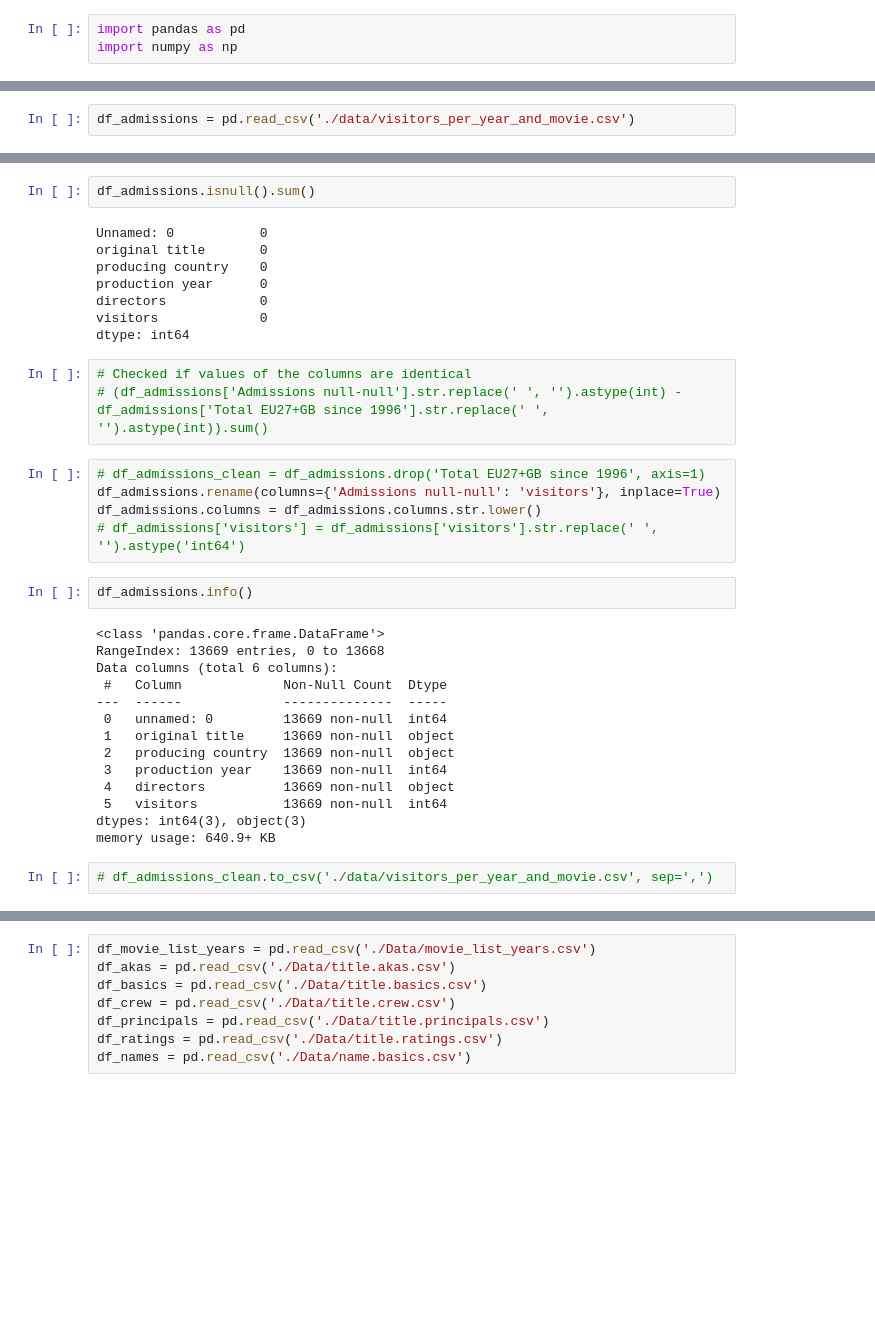
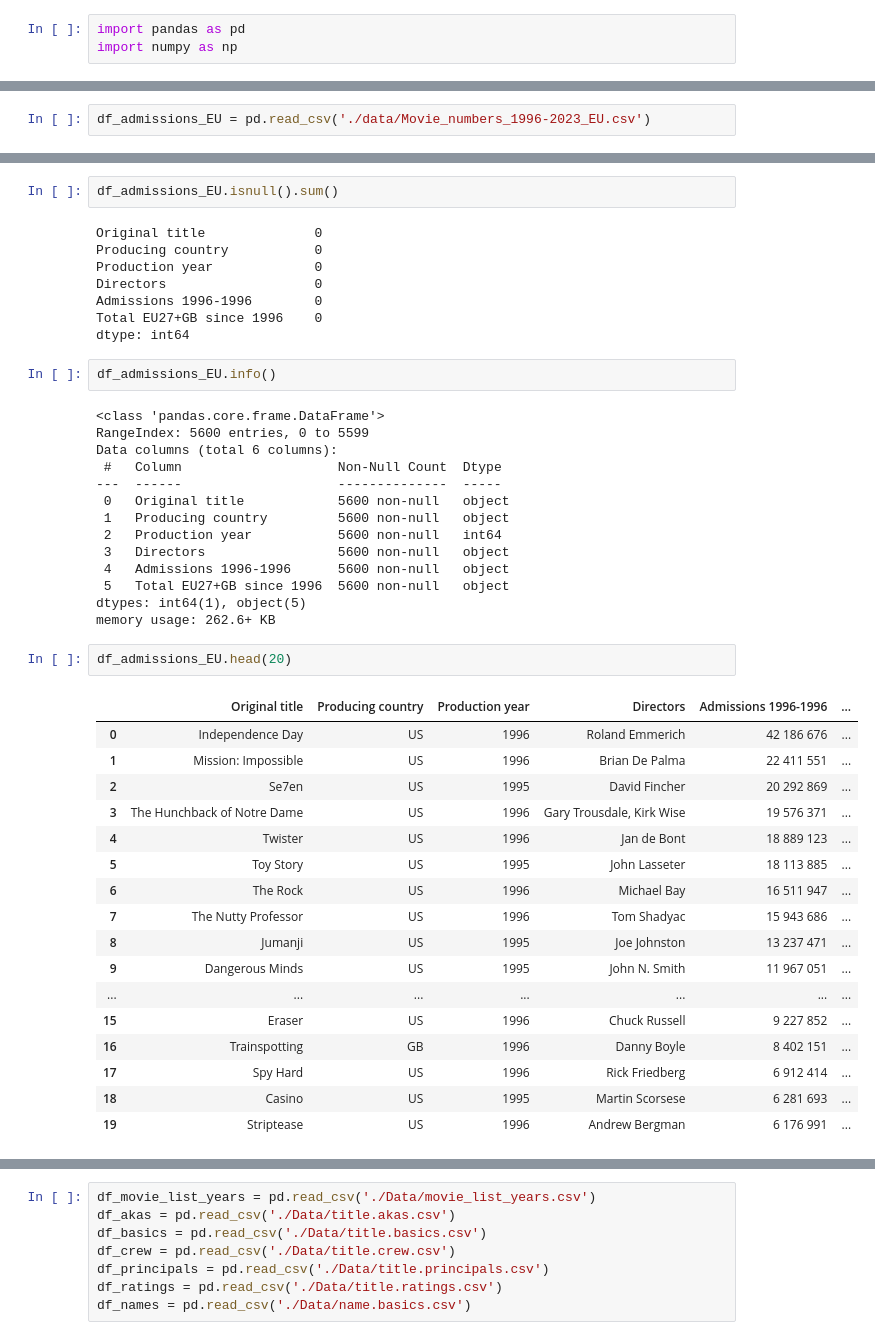
Before and after one commit to tk87-hono/data_analytics_24_4-Capstone_Movie_Group, a Jupyter notebook: Dataframes.ipynb, the cells around one changed output, grey strips where cells are left out. Saved outputs shown, nothing was run; the diff lists cells and outputs as text; blank space fills up the shorter version.

```diff
--- a/Dataframes.ipynb
+++ b/Dataframes.ipynb
@@ -4,2 +6,2 @@ import numpy as np
 # %%
-df_admissions = pd.read_csv('./data/visitors_per_year_and_movie.csv')
+df_admissions_EU = pd.read_csv('./data/Movie_numbers_1996-2023_EU.csv')
@@ -8,36 +8,46 @@ df_admissions = pd.read_csv('./data/visitors_per_year_and_movie.csv')
 # %%
-df_admissions.isnull().sum()
+df_admissions_EU.isnull().sum()
 # %% [output]
-Unnamed: 0           0
-original title       0
-producing country    0
-production year      0
-directors            0
-visitors             0
+Original title              0
+Producing country           0
+Production year             0
+Directors                   0
+Admissions 1996-1996        0
+Total EU27+GB since 1996    0
 dtype: int64
-# %%
-# Checked if values of the columns are identical
-# (df_admissions['Admissions null-null'].str.replace(' ', '').astype(int) - df_admissions['Total EU27+GB since 1996'].str.replace(' ', '').astype(int)).sum()
-# %%
-# df_admissions_clean = df_admissions.drop('Total EU27+GB since 1996', axis=1)
-df_admissions.rename(columns={'Admissions null-null': 'visitors'}, inplace=True)
-df_admissions.columns = df_admissions.columns.str.lower()
-# df_admissions['visitors'] = df_admissions['visitors'].str.replace(' ', '').astype('int64')
 # %%
-df_admissions.info()
+df_admissions_EU.info()
 # %% [output]
 <class 'pandas.core.frame.DataFrame'>
-RangeIndex: 13669 entries, 0 to 13668
+RangeIndex: 5600 entries, 0 to 5599
 Data columns (total 6 columns):
- #   Column             Non-Null Count  Dtype
----  ------             --------------  -----
- 0   unnamed: 0         13669 non-null  int64
- 1   original title     13669 non-null  object
- 2   producing country  13669 non-null  object
- 3   production year    13669 non-null  int64
- 4   directors          13669 non-null  object
- 5   visitors           13669 non-null  int64
-dtypes: int64(3), object(3)
-memory usage: 640.9+ KB
+ #   Column                    Non-Null Count  Dtype
+---  ------                    --------------  -----
+ 0   Original title            5600 non-null   object
+ 1   Producing country         5600 non-null   object
+ 2   Production year           5600 non-null   int64
+ 3   Directors                 5600 non-null   object
+ 4   Admissions 1996-1996      5600 non-null   object
+ 5   Total EU27+GB since 1996  5600 non-null   object
+dtypes: int64(1), object(5)
+memory usage: 262.6+ KB
-# %%
-# df_admissions_clean.to_csv('./data/visitors_per_year_and_movie.csv', sep=',')
+# %%
+df_admissions_EU.head(20)
+# %% [output]
+|  | Original title | Producing country | Production year | Directors | Admissions 1996-1996 | ... |
+| 0 | Independence Day | US | 1996 | Roland Emmerich | 42 186 676 | ... |
+| 1 | Mission: Impossible | US | 1996 | Brian De Palma | 22 411 551 | ... |
+| 2 | Se7en | US | 1995 | David Fincher | 20 292 869 | ... |
+| 3 | The Hunchback of Notre Dame | US | 1996 | Gary Trousdale, Kirk Wise | 19 576 371 | ... |
+| 4 | Twister | US | 1996 | Jan de Bont | 18 889 123 | ... |
+| 5 | Toy Story | US | 1995 | John Lasseter | 18 113 885 | ... |
+| 6 | The Rock | US | 1996 | Michael Bay | 16 511 947 | ... |
+| 7 | The Nutty Professor | US | 1996 | Tom Shadyac | 15 943 686 | ... |
+| 8 | Jumanji | US | 1995 | Joe Johnston | 13 237 471 | ... |
+| 9 | Dangerous Minds | US | 1995 | John N. Smith | 11 967 051 | ... |
+| ... | ... | ... | ... | ... | ... | ... |
+| 15 | Eraser | US | 1996 | Chuck Russell | 9 227 852 | ... |
+| 16 | Trainspotting | GB | 1996 | Danny Boyle | 8 402 151 | ... |
+| 17 | Spy Hard | US | 1996 | Rick Friedberg | 6 912 414 | ... |
+| 18 | Casino | US | 1995 | Martin Scorsese | 6 281 693 | ... |
+| 19 | Striptease | US | 1996 | Andrew Bergman | 6 176 991 | ... |
```
Also changed, not shown: parts of 37 cells of this notebook.
